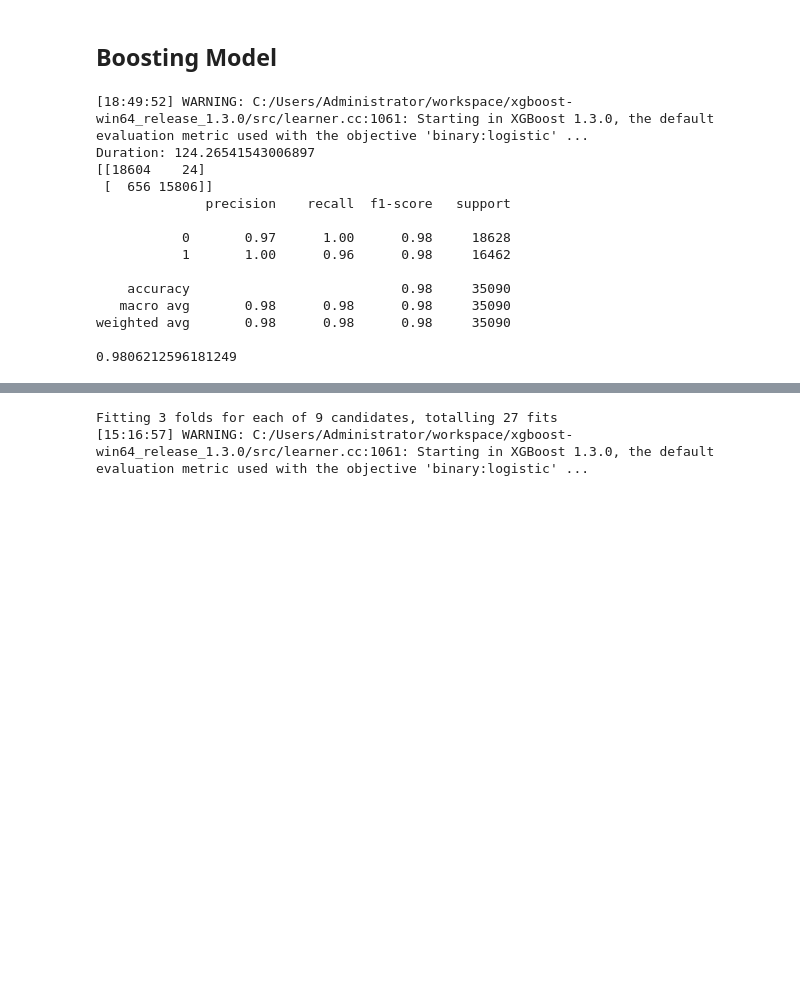
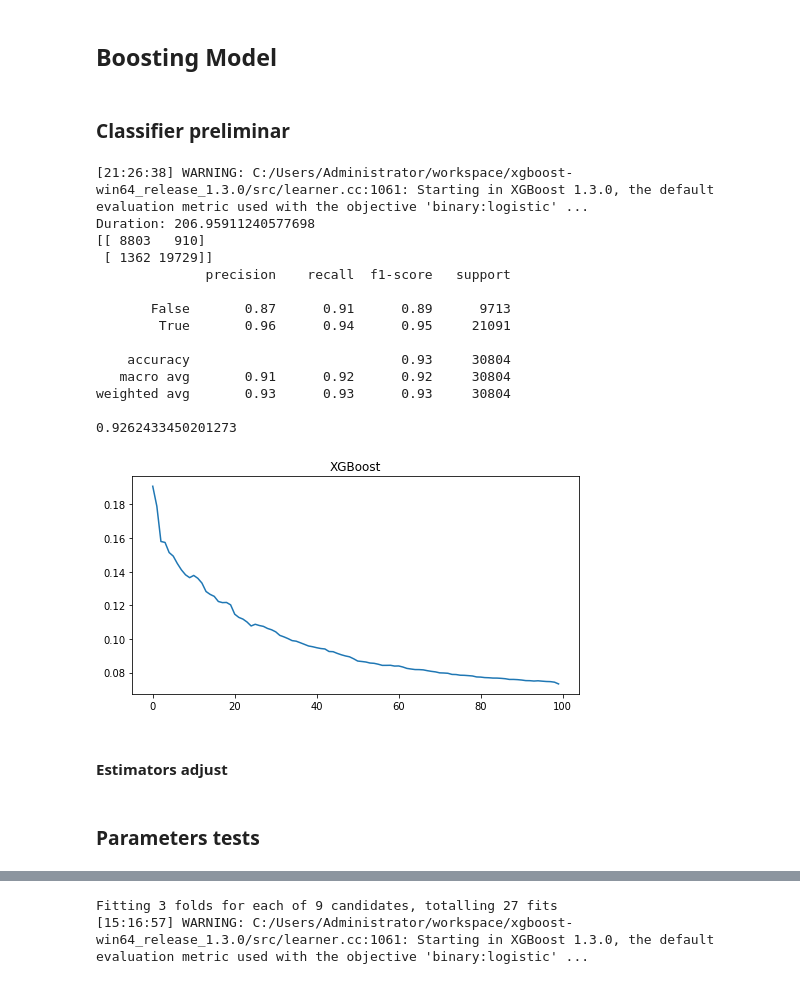
Before and after one commit to Liu-Lc/TwitterTraffic-Pty, a Jupyter notebook: TweetData/analysis/xgboost_eval.ipynb, the cells around one changed output, grey strips where cells are left out. Drawn from its saved outputs; the diff is of its cells as text; code cells hidden in the pictures; blank space fills up the shorter version.

```diff
--- a/TweetData/analysis/xgboost_eval.ipynb
+++ b/TweetData/analysis/xgboost_eval.ipynb
@@ -65,6 +41,9 @@ classified.head(1)
 # %%
 from sklearn.feature_extraction.text import CountVectorizer
-vectorizer1 = CountVectorizer(max_features=600, min_df=5, max_df=0.7)
-X11 = vectorizer1.fit_transform(classified.clean).toarray()
+vectorizer1 = CountVectorizer(max_features=700, min_df=5, max_df=0.7)
+X11 = vectorizer1.fit_transform(df.clean_text).toarray()
+# %%
+from sklearn.model_selection import train_test_split
+X_train, X_test, y_train, y_test = train_test_split(X11, df.isincident, test_size=0.2, random_state=0)
 # %%
 from sklearn.model_selection import train_test_split
@@ -72,6 +51,3 @@ X_train1, X_test1, y_train1, y_test1 = train_test_split(X11, classified.isIncide
-# %%
-from sklearn.model_selection import train_test_split
-X_train, X_test, y_train, y_test = train_test_split(X11, classified.isIncident, test_size=0.2, random_state=0)
 # %% [markdown]
 ## Boosting Model
 # %%
@@ -80,11 +56,16 @@ from xgboost import XGBClassifier
 from sklearn import metrics
 import xgboost as xgb
 import time
+# %% [markdown]
+### Classifier preliminar
 # %%
 from xgboost import XGBClassifier
 
 start = time.time()
-xgb = XGBClassifier()
+xgb = XGBClassifier(learning_rate=0.3, n_estimators=100, max_depth=9, use_label_encoder=False,
+                    min_child_weight=1, gamma=0, subsample=0.8, colsample_bytree=0.8,
+                    objective= 'binary:logistic', nthread=4, scale_pos_weight=1, seed=27)
+# xgb.fit(X_train, y_train)
 xgb.fit(X_train, y_train)
 end = time.time()
 print('Duration:', str(end-start))
@@ -95,20 +76,35 @@ print(confusion_matrix(y_test,y_xgb))
 print(classification_report(y_test,y_xgb))
 print(accuracy_score(y_test, y_xgb))
 # %% [output]
-[18:49:52] WARNING: C:/Users/Administrator/workspace/xgboost-win64_release_1.3.0/src/learner.cc:1061: Starting in XGBoost 1.3.0, the default evaluation metric used with the objective 'binary:logistic' ...
-Duration: 124.26541543006897
-[[18604    24]
- [  656 15806]]
+[21:26:38] WARNING: C:/Users/Administrator/workspace/xgboost-win64_release_1.3.0/src/learner.cc:1061: Starting in XGBoost 1.3.0, the default evaluation metric used with the objective 'binary:logistic' ...
+Duration: 206.95911240577698
+[[ 8803   910]
+ [ 1362 19729]]
               precision    recall  f1-score   support
 
-           0       0.97      1.00      0.98     18628
-           1       1.00      0.96      0.98     16462
+       False       0.87      0.91      0.89      9713
+        True       0.96      0.94      0.95     21091
 
-    accuracy                           0.98     35090
-   macro avg       0.98      0.98      0.98     35090
-weighted avg       0.98      0.98      0.98     35090
+    accuracy                           0.93     30804
+   macro avg       0.91      0.92      0.92     30804
+weighted avg       0.93      0.93      0.93     30804
 
-0.9806212596181249
+0.9262433450201273
+# %%
+results = xgb.evals_result()
+ys = results['validation_0']['error']
+xs = [i for i in range(len(ys))]
+
+
+plt.figure(figsize=(8,4))
+plt.title('XGBoost')
+# plt.subplot(1, 2, 1)
+sns.lineplot(x=xs, y=ys)
+plt.show()
+# %% [output]
+[figure, added]
+# %% [markdown]
+#### Estimators adjust
 # %%
 xgresume = []
 
@@ -139,6 +135,8 @@ sns.pointplot(x=xs, y=zs)
 plt.title('Precisión obtenida')
 plt.xticks(range(len(xs)), xs)
 plt.show()
+# %% [markdown]
+### Parameters tests
 # %%
 param_test0 = {
  'max_depth':range(3,10,2),
```
Also changed, not shown: parts of 17 cells of this notebook, 1 other file.
